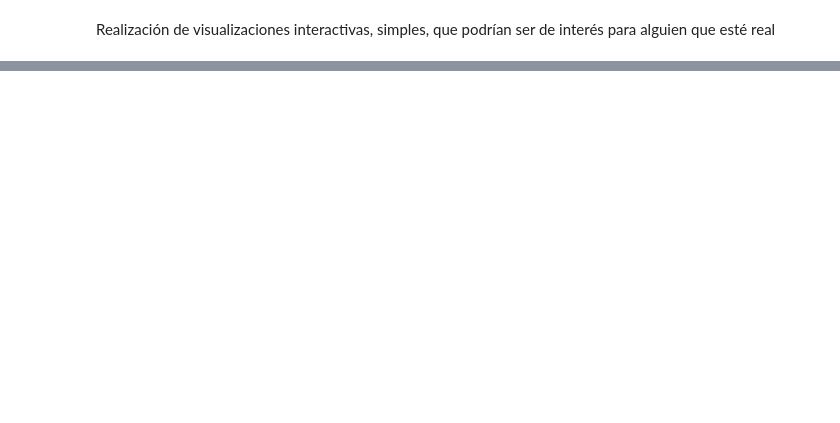
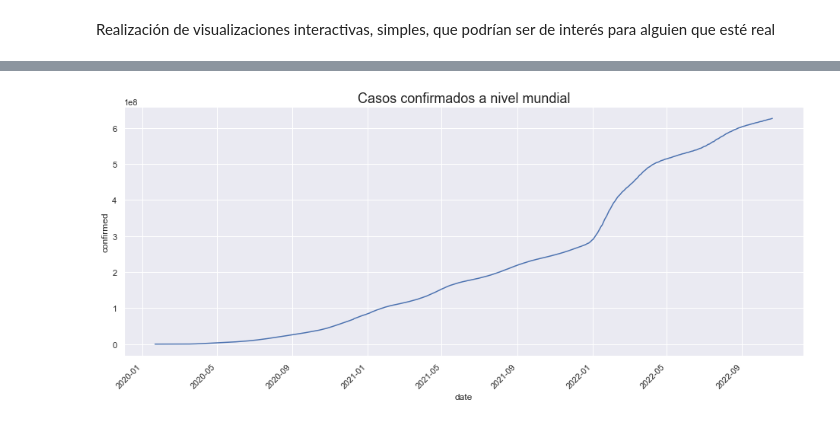
Before and after one commit to lauratamath/lab8_Data, a Jupyter notebook: Main.ipynb, the cells around one changed output, grey strips where cells are left out. Saved outputs shown, nothing was run; the diff lists cells and outputs as text; code cells hidden in the pictures; blank space fills up the shorter version.

```diff
--- a/Main.ipynb
+++ b/Main.ipynb
@@ -222,0 +329,8 @@ que esté real
+# %%
+confirmed_by_date = (covid_data
+  .filter(['date', 'confirmed'])
+  .groupby('date')
+  .agg('sum')
+  .reset_index()
+)
+confirmed_by_date
@@ -222,0 +351,8 @@ que esté real
+# %%
+plt.figure(figsize=(16,6))
+sns.lineplot(data = confirmed_by_date, x='date', y='confirmed')
+plt.xticks(rotation=45, horizontalalignment='right')
+plt.title('Casos confirmados a nivel mundial', fontsize=18)
+plt.savefig('graficas/confirmados_global.pdf')
+# %% [output]
+[figure, added]
```
Also changed, not shown: parts of 9 cells of this notebook, 3 other files.
